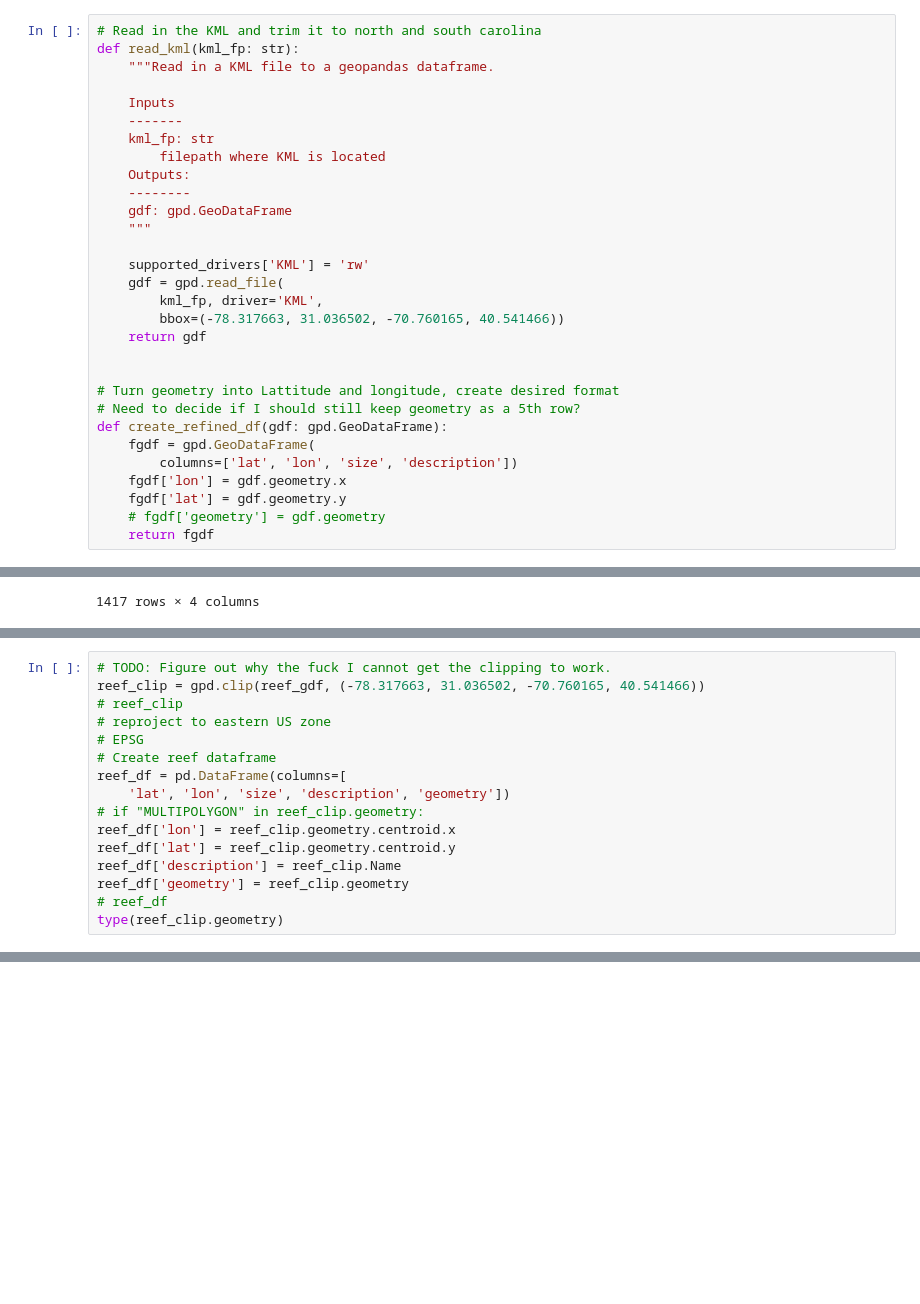
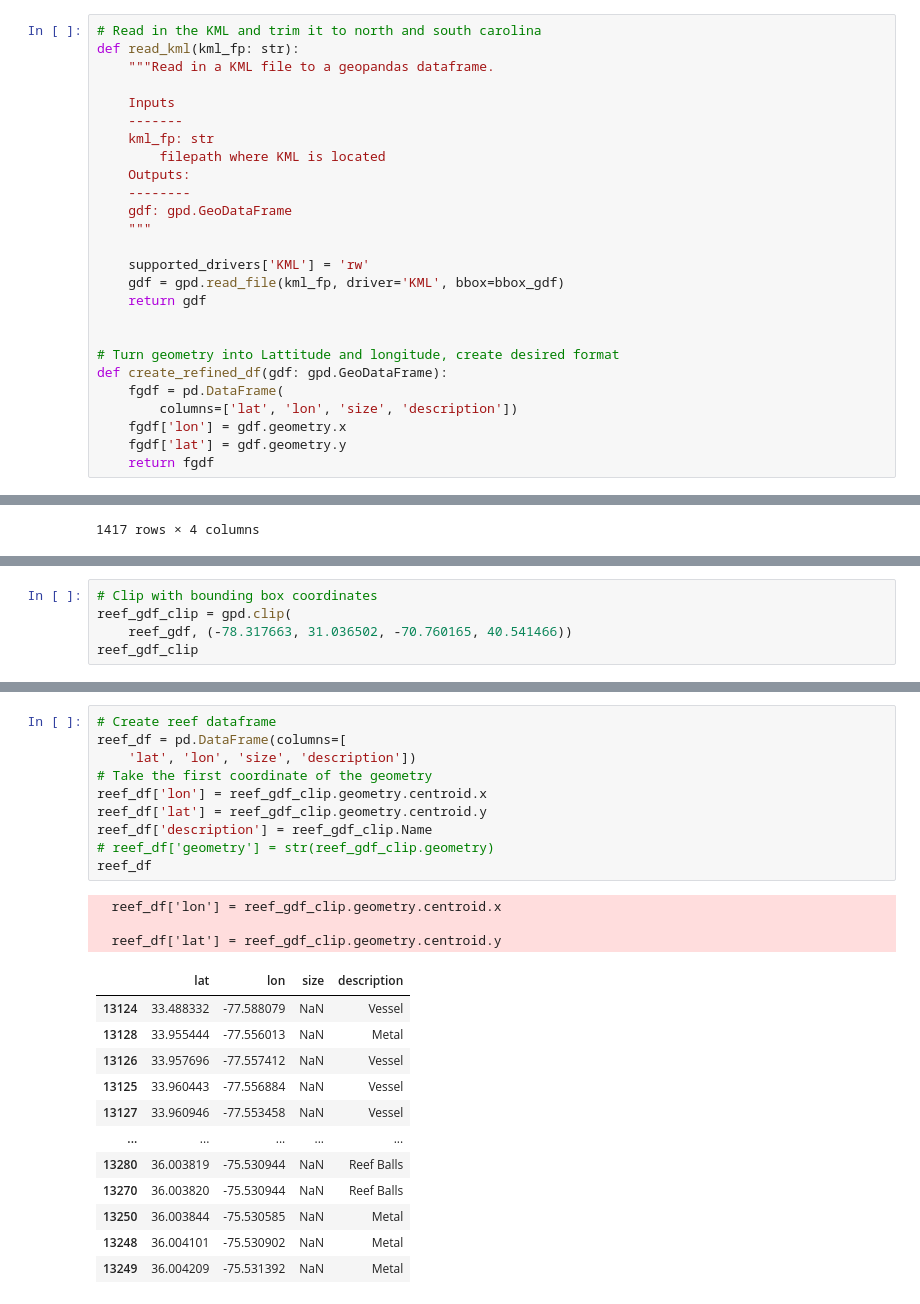
Before and after one commit to allisonw5/seafloor-objects, a Jupyter notebook: ea-capstone-2023.ipynb, the cells around one changed output, grey strips where cells are left out. Saved outputs shown, nothing was run; the diff lists cells and outputs as text; blank space fills up the shorter version.

```diff
--- a/ea-capstone-2023.ipynb
+++ b/ea-capstone-2023.ipynb
@@ -92,18 +87,14 @@ def read_kml(kml_fp: str):
     """
 
     supported_drivers['KML'] = 'rw'
-    gdf = gpd.read_file(
-        kml_fp, driver='KML',
-        bbox=(-78.317663, 31.036502, -70.760165, 40.541466))
+    gdf = gpd.read_file(kml_fp, driver='KML', bbox=bbox_gdf)
     return gdf
 
 
 # Turn geometry into Lattitude and longitude, create desired format
-# Need to decide if I should still keep geometry as a 5th row?
 def create_refined_df(gdf: gpd.GeoDataFrame):
-    fgdf = gpd.GeoDataFrame(
+    fgdf = pd.DataFrame(
         columns=['lat', 'lon', 'size', 'description'])
     fgdf['lon'] = gdf.geometry.x
     fgdf['lat'] = gdf.geometry.y
-    # fgdf['geometry'] = gdf.geometry
     return fgdf
@@ -186,19 +180,8 @@ reef_gdf
 | 14343 | Marl | <html xmlns:fo="http://www.w3.org... | MULTIPOLYGON Z (((-76.45310 35.09... |
 14344 rows × 3 columns
 # %%
-# TODO: Figure out why the fuck I cannot get the clipping to work.
-reef_clip = gpd.clip(reef_gdf, (-78.317663, 31.036502, -70.760165, 40.541466))
-# reef_clip
-# reproject to eastern US zone
-# EPSG
-# Create reef dataframe
-reef_df = pd.DataFrame(columns=[
-    'lat', 'lon', 'size', 'description', 'geometry'])
-# if "MULTIPOLYGON" in reef_clip.geometry:
-reef_df['lon'] = reef_clip.geometry.centroid.x
-reef_df['lat'] = reef_clip.geometry.centroid.y
-reef_df['description'] = reef_clip.Name
-reef_df['geometry'] = reef_clip.geometry
-# reef_df
-type(reef_clip.geometry)
+# Clip with bounding box coordinates
+reef_gdf_clip = gpd.clip(
+    reef_gdf, (-78.317663, 31.036502, -70.760165, 40.541466))
+reef_gdf_clip
 # %% [output]
@@ -208,0 +201,26 @@ geopandas.geoseries.GeoSeries
+# %%
+# Create reef dataframe
+reef_df = pd.DataFrame(columns=[
+    'lat', 'lon', 'size', 'description'])
+# Take the first coordinate of the geometry
+reef_df['lon'] = reef_gdf_clip.geometry.centroid.x
+reef_df['lat'] = reef_gdf_clip.geometry.centroid.y
+reef_df['description'] = reef_gdf_clip.Name
+# reef_df['geometry'] = str(reef_gdf_clip.geometry)
+reef_df
+# %% [output]
+  reef_df['lon'] = reef_gdf_clip.geometry.centroid.x
+
+  reef_df['lat'] = reef_gdf_clip.geometry.centroid.y
+|  | lat | lon | size | description |
+| 13124 | 33.488332 | -77.588079 | NaN | Vessel |
+| 13128 | 33.955444 | -77.556013 | NaN | Metal |
+| 13126 | 33.957696 | -77.557412 | NaN | Vessel |
+| 13125 | 33.960443 | -77.556884 | NaN | Vessel |
+| 13127 | 33.960946 | -77.553458 | NaN | Vessel |
+| ... | ... | ... | ... | ... |
+| 13280 | 36.003819 | -75.530944 | NaN | Reef Balls |
+| 13270 | 36.003820 | -75.530944 | NaN | Reef Balls |
+| 13250 | 36.003844 | -75.530585 | NaN | Metal |
+| 13248 | 36.004101 | -75.530902 | NaN | Metal |
+| 13249 | 36.004209 | -75.531392 | NaN | Metal |
```
Also changed, not shown: parts of 11 cells of this notebook.
